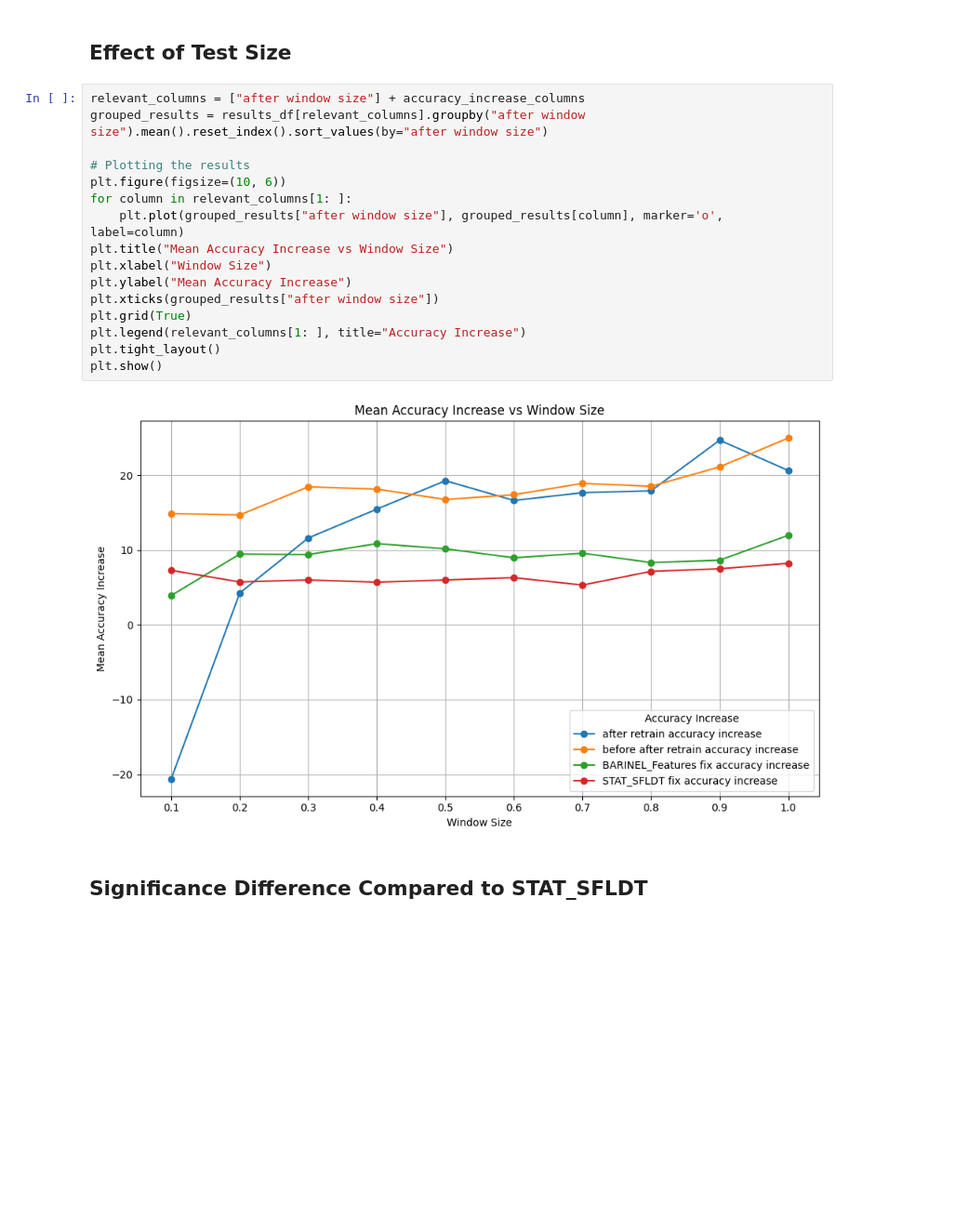
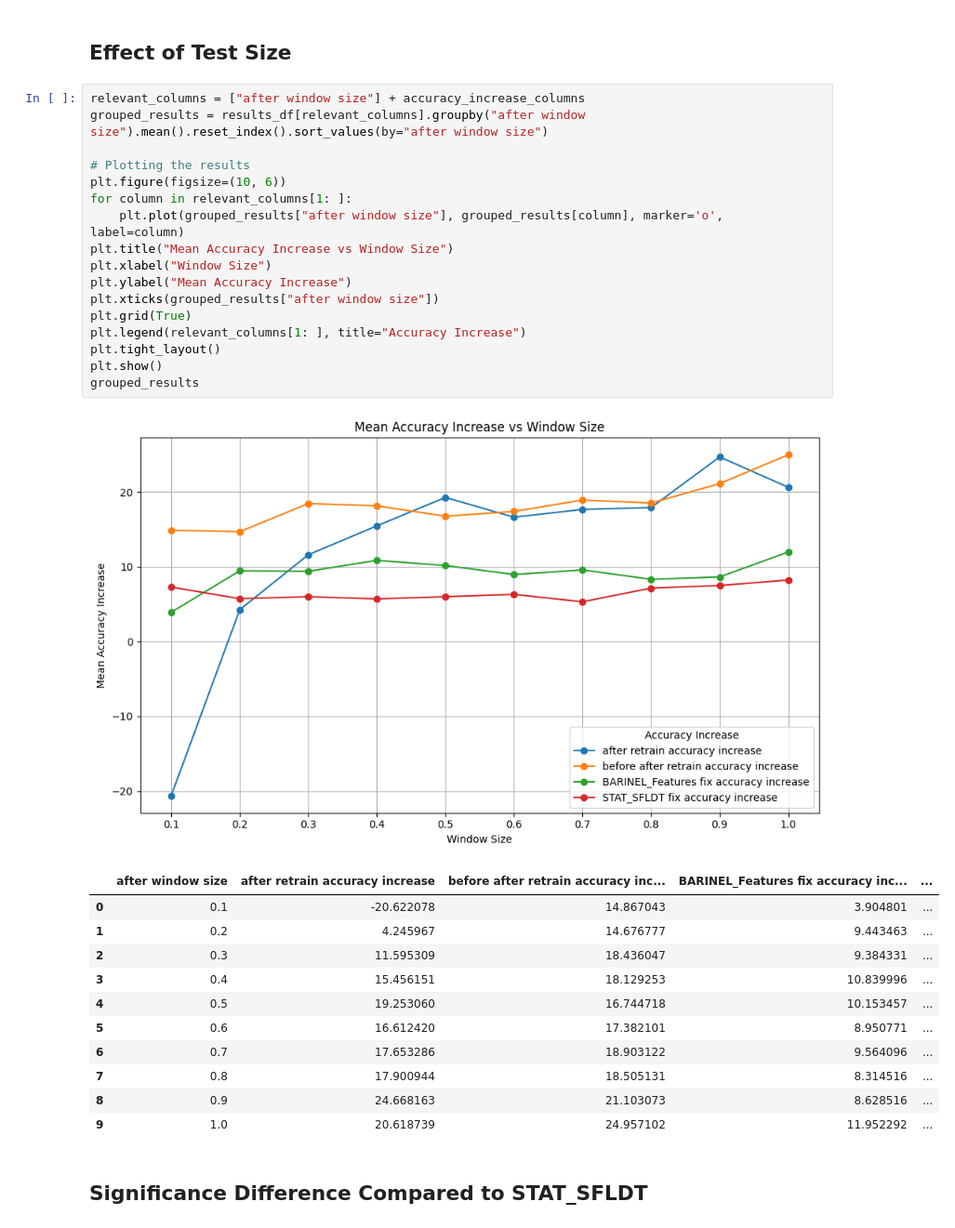
Before and after one commit to yoavzelinger/APPETITE, a Jupyter notebook: results_exploration.ipynb, the cells around one changed output. Shown at 93% size. Drawn from its saved outputs; the diff is of its cells as text; blank space fills up the shorter version.

```diff
--- a/results_exploration.ipynb
+++ b/results_exploration.ipynb
@@ -48,20 +81,32 @@ results_df_after_size_1_grouped
 # %%
 relevant_columns = ["after window size"] + accuracy_increase_columns
 grouped_results = results_df[relevant_columns].groupby("after window size").mean().reset_index().sort_values(by="after window size")
 
 # Plotting the results
 plt.figure(figsize=(10, 6))
 for column in relevant_columns[1: ]:
 	plt.plot(grouped_results["after window size"], grouped_results[column], marker='o', label=column)
 plt.title("Mean Accuracy Increase vs Window Size")
 plt.xlabel("Window Size")
 plt.ylabel("Mean Accuracy Increase")
 plt.xticks(grouped_results["after window size"])
 plt.grid(True)
 plt.legend(relevant_columns[1: ], title="Accuracy Increase")
 plt.tight_layout()
 plt.show()
+grouped_results
 # %% [output]
 [figure]
+|  | after window size | after retrain accuracy increase | before after retrain accuracy inc... | BARINEL_Features fix accuracy inc... | ... |
+| 0 | 0.1 | -20.622078 | 14.867043 | 3.904801 | ... |
+| 1 | 0.2 | 4.245967 | 14.676777 | 9.443463 | ... |
+| 2 | 0.3 | 11.595309 | 18.436047 | 9.384331 | ... |
+| 3 | 0.4 | 15.456151 | 18.129253 | 10.839996 | ... |
+| 4 | 0.5 | 19.253060 | 16.744718 | 10.153457 | ... |
+| 5 | 0.6 | 16.612420 | 17.382101 | 8.950771 | ... |
+| 6 | 0.7 | 17.653286 | 18.903122 | 9.564096 | ... |
+| 7 | 0.8 | 17.900944 | 18.505131 | 8.314516 | ... |
+| 8 | 0.9 | 24.668163 | 21.103073 | 8.628516 | ... |
+| 9 | 1.0 | 20.618739 | 24.957102 | 11.952292 | ... |
 # %% [markdown]
 ## Significance Difference Compared to STAT_SFLDT
```
Also changed, not shown: parts of 5 cells of this notebook.
